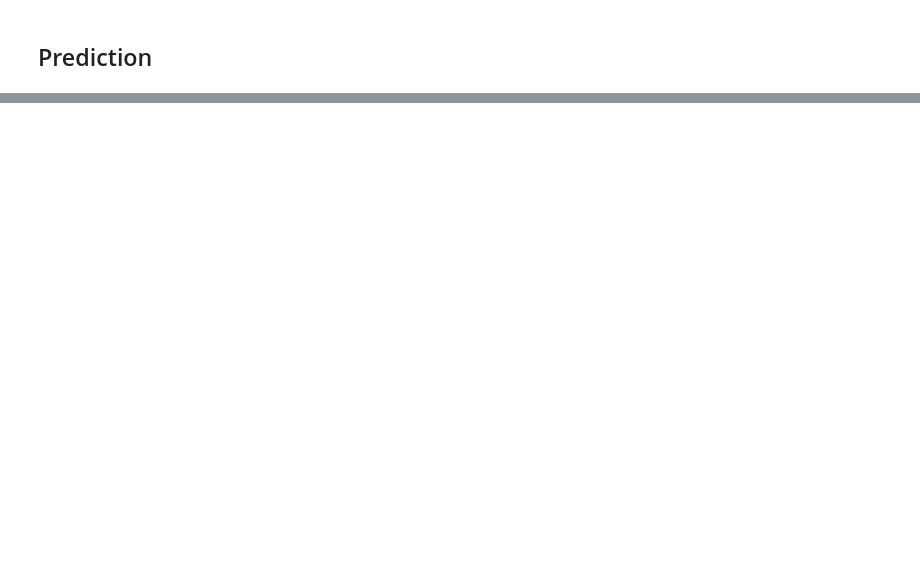
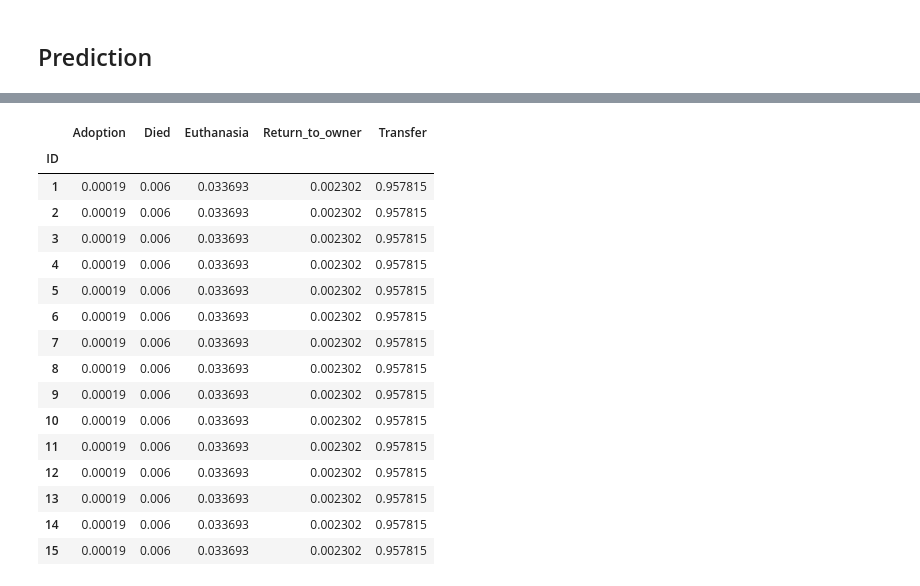
Before and after one commit to byted/ShelterAnimalOutcomeKaggle, a Jupyter notebook: rob/predict/1st Prediction by Trees.ipynb, the cells around one changed output, grey strips where cells are left out. Saved outputs shown, nothing was run; the diff lists cells and outputs as text; code cells hidden in the pictures; blank space fills up the shorter version.

```diff
--- a/rob/predict/1st Prediction by Trees.ipynb
+++ b/rob/predict/1st Prediction by Trees.ipynb
@@ -142,11 +225,10 @@ test["BreedValue"] = test.Breed.cat.codes
 # %% [markdown]
 ## Prediction
 # %%
-#create and train the random forest
-    #multi-core CPUs can use: rf = RandomForestClassifier(n_estimators=100, n_jobs=2)
-rf = RandomForestClassifier(n_estimators=100, n_jobs=-1)
+# Let's predict with a Random Forest Classifier!
+rf = RandomForestClassifier(n_estimators=1500, n_jobs=-1)
 
-d_train = train[["SexuponOutcomeValue", "IntactValue", "ColorValue", "BreedValue"]].values
+predict_cols = ["SexuponOutcomeValue", "IntactValue", "ColorValue", "BreedValue", "AgeCategoryValue"]
 
-#d_train
+d_train = train[predict_cols].values
 d_target = train.OutcomeType.cat.codes.values
@@ -168,23 +248,16 @@ RandomForestClassifier(bootstrap=True, class_weight=None, criterion='gini',
 # %%
 myTest = test.copy()
 
-stopCounter = 100
+result = None
 
-result = None #DataFrame(columns=["ID", "Adoption", "Died", ])
+#predictOn = myTest[['SexuponOutcomeValue', 'IntactValue', 'ColorValue', 'BreedValue', 'AgeCategoryValue']]
+predictOn = myTest[predict_cols]
 
-predictOn = myTest[['SexuponOutcomeValue', 'IntactValue', 'ColorValue', 'BreedValue']]
-
-calcPredictProbas = rf.predict_proba(predictOn.values)
-#calcPredictProbas
+calcPredictProbas = rf.predict_proba(predictOn.values) # withs probalilities
 # %%
 ii = 0
 for index, row in myTest.iterrows():
-    stopCounter = stopCounter - 1
-    #if stopCounter < 0: break
-
     probas = calcPredictProbas[ii]
-    ii = ii + 1
-    #print(probas)
 
     #for i in probas:
     if result is None:
@@ -195,8 +268,6 @@ for index, row in myTest.iterrows():
             result[train.OutcomeType.cat.categories[j]] = None
             print(train.OutcomeType.cat.categories[j])
 
-    #print(index)
-
     newLine = [index]
     newLine.extend(probas)
     #print(newLine)
@@ -212,5 +289,24 @@ Transfer
 # %%
 result["ID"] = result["ID"].astype(int)
 result.set_index("ID", inplace=True)
 result.to_csv("result.csv")
-result
+
+result.head(15)
+# %% [output]
+|  | Adoption | Died | Euthanasia | Return_to_owner | Transfer |
+| ID |  |  |  |  |  |
+| 1 | 0.00019 | 0.006 | 0.033693 | 0.002302 | 0.957815 |
+| 2 | 0.00019 | 0.006 | 0.033693 | 0.002302 | 0.957815 |
+| 3 | 0.00019 | 0.006 | 0.033693 | 0.002302 | 0.957815 |
+| 4 | 0.00019 | 0.006 | 0.033693 | 0.002302 | 0.957815 |
+| 5 | 0.00019 | 0.006 | 0.033693 | 0.002302 | 0.957815 |
+| 6 | 0.00019 | 0.006 | 0.033693 | 0.002302 | 0.957815 |
+| 7 | 0.00019 | 0.006 | 0.033693 | 0.002302 | 0.957815 |
+| 8 | 0.00019 | 0.006 | 0.033693 | 0.002302 | 0.957815 |
+| 9 | 0.00019 | 0.006 | 0.033693 | 0.002302 | 0.957815 |
+| 10 | 0.00019 | 0.006 | 0.033693 | 0.002302 | 0.957815 |
+| 11 | 0.00019 | 0.006 | 0.033693 | 0.002302 | 0.957815 |
+| 12 | 0.00019 | 0.006 | 0.033693 | 0.002302 | 0.957815 |
+| 13 | 0.00019 | 0.006 | 0.033693 | 0.002302 | 0.957815 |
+| 14 | 0.00019 | 0.006 | 0.033693 | 0.002302 | 0.957815 |
+| 15 | 0.00019 | 0.006 | 0.033693 | 0.002302 | 0.957815 |
```
Also changed, not shown: parts of 29 cells of this notebook, 2 other files.
